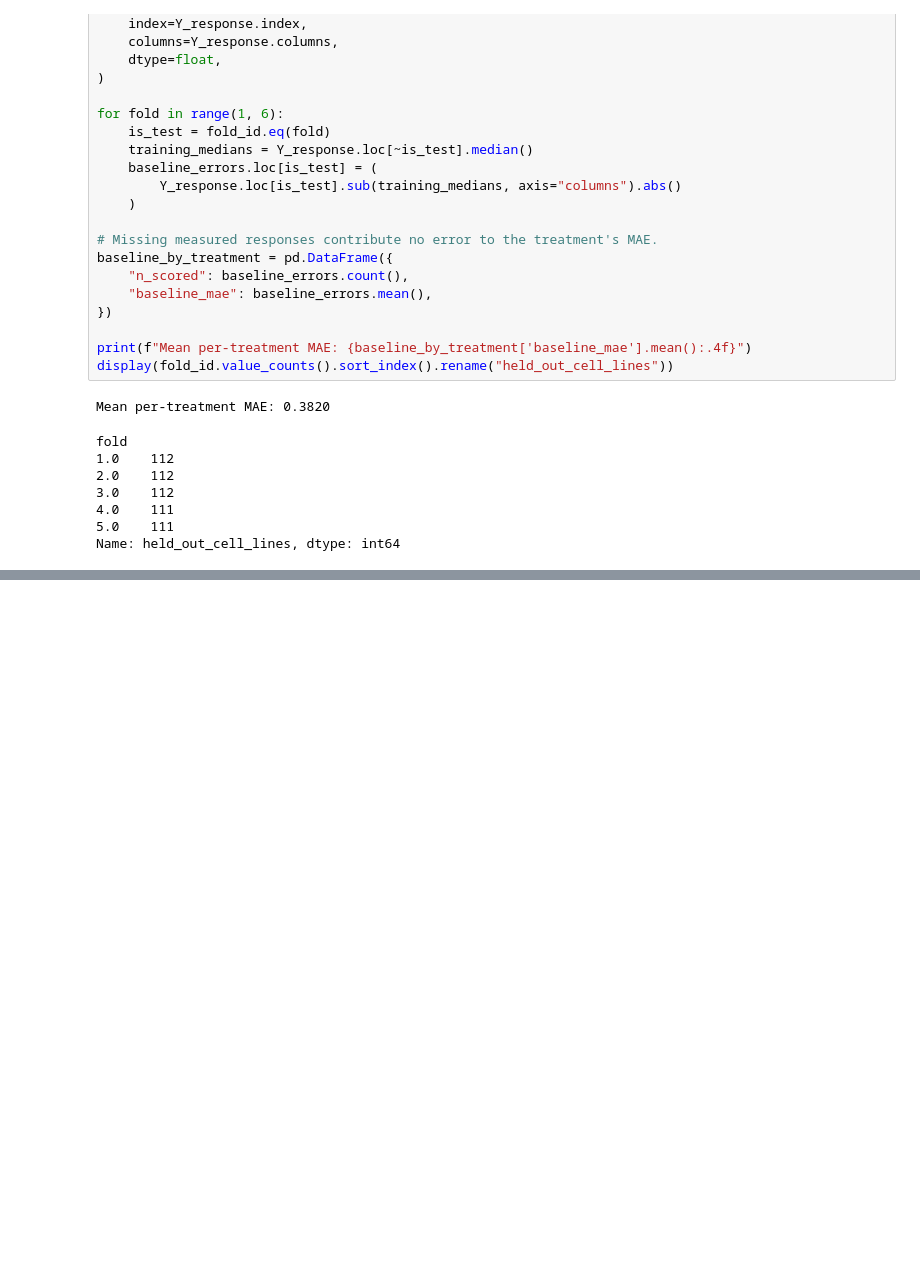
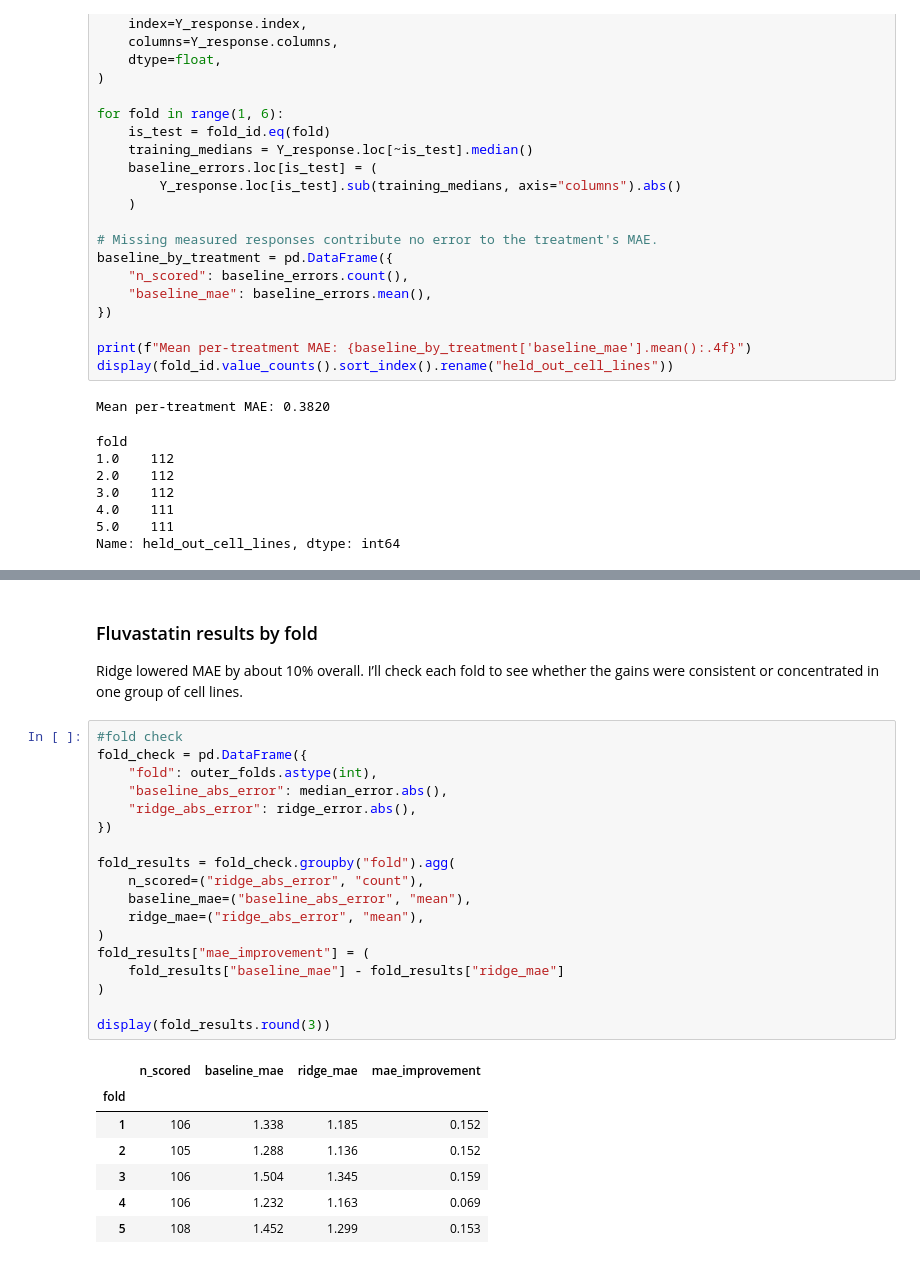
Before and after one commit to wesley-hawes/prism-drug-response, a Jupyter notebook: notebooks/EDA1.ipynb, the cells around one changed output, grey strips where cells are left out. Drawn from its saved outputs; the diff is of its cells as text; blank space fills up the shorter version.

```diff
--- a/notebooks/EDA1.ipynb
+++ b/notebooks/EDA1.ipynb
@@ -966,0 +1057,30 @@ Name: held_out_cell_lines, dtype: int64
+# %% [markdown]
+### Fluvastatin results by fold
+
+Ridge lowered MAE by about 10% overall. I’ll check each fold to see whether the gains were consistent or concentrated in one group of cell lines.
+# %%
+#fold check
+fold_check = pd.DataFrame({
+    "fold": outer_folds.astype(int),
+    "baseline_abs_error": median_error.abs(),
+    "ridge_abs_error": ridge_error.abs(),
+})
+
+fold_results = fold_check.groupby("fold").agg(
+    n_scored=("ridge_abs_error", "count"),
+    baseline_mae=("baseline_abs_error", "mean"),
+    ridge_mae=("ridge_abs_error", "mean"),
+)
+fold_results["mae_improvement"] = (
+    fold_results["baseline_mae"] - fold_results["ridge_mae"]
+)
+
+display(fold_results.round(3))
+# %% [output]
+|  | n_scored | baseline_mae | ridge_mae | mae_improvement |
+| fold |  |  |  |  |
+| 1 | 106 | 1.338 | 1.185 | 0.152 |
+| 2 | 105 | 1.288 | 1.136 | 0.152 |
+| 3 | 106 | 1.504 | 1.345 | 0.159 |
+| 4 | 106 | 1.232 | 1.163 | 0.069 |
+| 5 | 108 | 1.452 | 1.299 | 0.153 |
```
Also changed, not shown: parts of 8 cells of this notebook.
